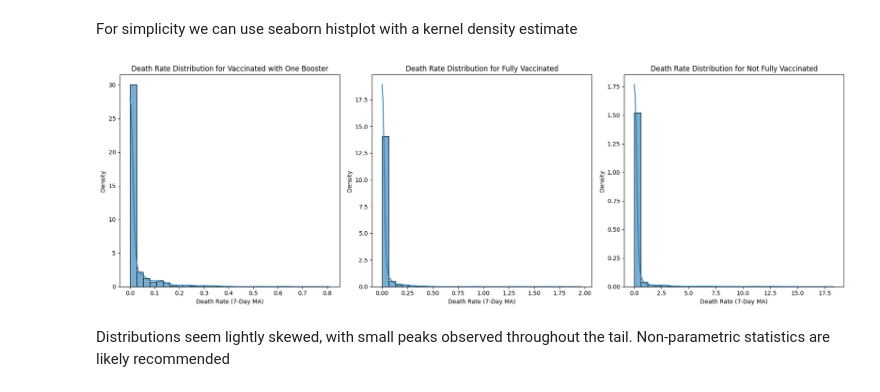
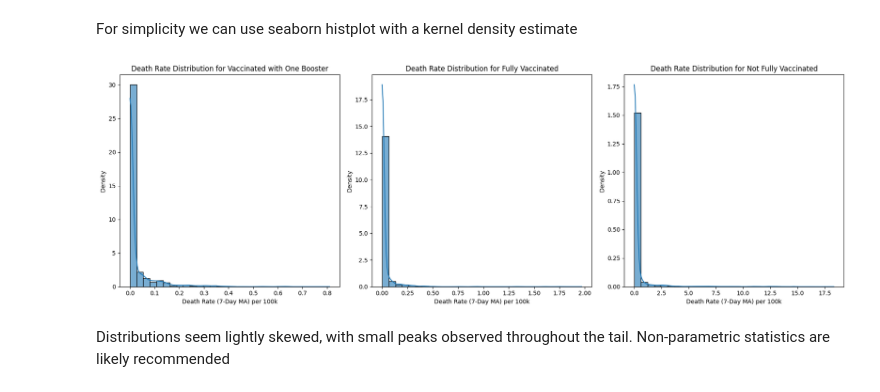
Before and after one commit to DiegoPiza/AI_tools_for_PH, a Jupyter notebook: Final_Assignment.ipynb, the cells around one changed output. Cells and saved outputs as stored; diff of their text form; code cells hidden in the pictures.

```diff
--- a/Final_Assignment.ipynb
+++ b/Final_Assignment.ipynb
@@ -195,30 +196,30 @@ For simplicity we can use seaborn histplot with a kernel density estimate
 # %%
 # Create subplots for each vaccination status group
 fig, axes = plt.subplots(1, 3, figsize=(18, 6))
 
 # List of vaccination statuses for looping
 vaccination_statuses = ['Vaccinated with One Booster', 'Fully Vaccinated', 'Not Fully Vaccinated']
 
 # Loop through each vaccination status group and plot the histogram and KDE
 for i, status in enumerate(vaccination_statuses):
     sns.histplot(dataset_long[dataset_long['vaccination_status'] == status]['death_rate'],
                  kde=True,
                  label=status,
                  bins=30,
                  stat='density',
                  alpha=0.6,
                  ax=axes[i])
 
     # Set titles and labels for each subplot
     axes[i].set_title(f"Death Rate Distribution for {status}")
-    axes[i].set_xlabel("Death Rate (7-Day MA)")
+    axes[i].set_xlabel("Death Rate (7-Day MA) per 100k")
     axes[i].set_ylabel("Density")
 
 # Show the plot
 plt.tight_layout()
 plt.show()
 # %% [output]
-[figure, old version]
+[figure, new version]
 # %% [markdown]
 Distributions seem lightly skewed, with small peaks observed throughout the tail. Non-parametric statistics are likely recommended
 # %% [markdown]
```
Also changed, not shown: parts of 7 cells of this notebook.
